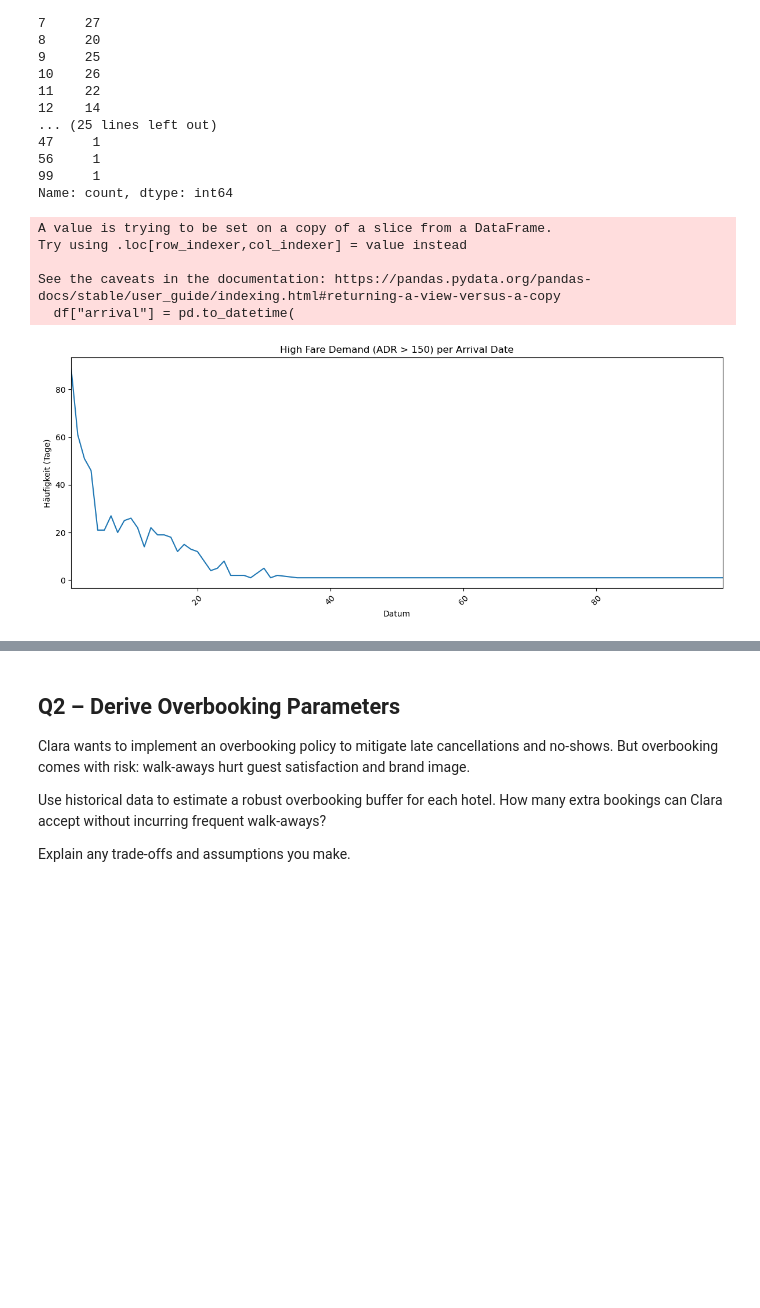
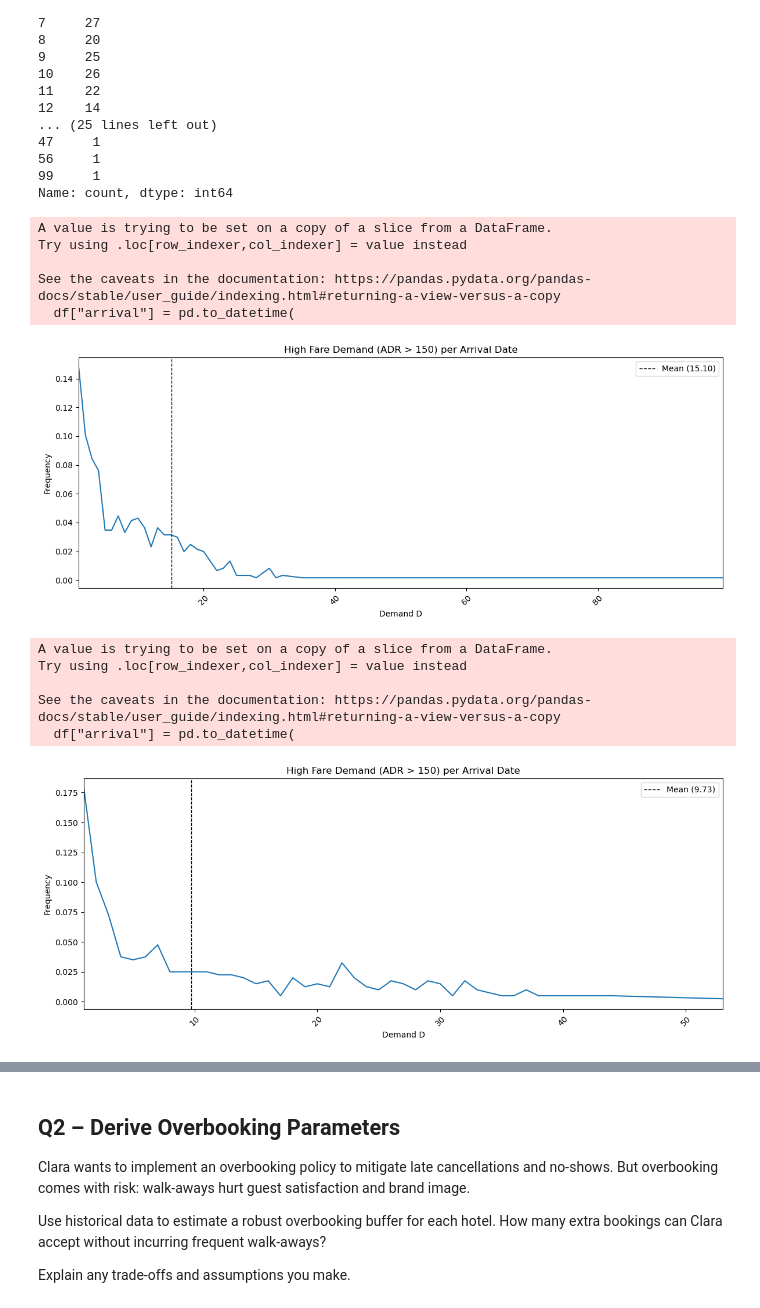
Before and after one commit to Omid-Sedighi-Mornani/case-study-template-revenue-management-Kilian-Jetschni-Omid-Sedighi-Mornani, a Jupyter notebook: solution.ipynb, the cells around one changed output, grey strips where cells are left out. Drawn from its saved outputs; the diff is of its cells as text; code cells hidden in the pictures; blank space fills up the shorter version.

```diff
--- a/solution.ipynb
+++ b/solution.ipynb
@@ -476,23 +483,46 @@ def plot_high_fare_demand_distribution(hotel, high_fare_price=150):
     plt.figure(figsize=(12, 5))
     # Sort the demand_distribution by date (index)
     demand_distribution = demand_distribution.sort_index()
-    plt.plot(demand_distribution.index, demand_distribution.values, linestyle="-")
+    plt.plot(
+        demand_distribution.index,
+        demand_distribution.values / sum(demand_distribution.values),
+        linestyle="-",
+    )
     plt.title(f"High Fare Demand (ADR > {high_fare_price}) per Arrival Date")
     plt.xlabel("Number of High Fare Bookings per Day")
-    plt.ylabel("Häufigkeit (Tage)")
+    plt.ylabel("Frequency")
     # Nur den Zeitraum anzeigen, in dem es High-Fare-Buchungen gibt
     if not demand_distribution.empty:
         plt.xlim(demand_distribution.index.min(), demand_distribution.index.max())
     plt.xticks(rotation=45)
-    plt.xlabel("Datum")
+    plt.xlabel("Demand D")
     plt.tight_layout()
+
+    # Plot mean as a vertical line
+    mean_demand = demand_distribution.values.mean()
+    plt.axvline(
+        mean_demand,
+        color="black",
+        linestyle="dashed",
+        linewidth=1,
+        label=f"Mean ({mean_demand:.2f})",
+    )
+    plt.legend()
+
     plt.show()
 # %%
 plot_high_fare_demand_distribution(city_hotel, high_fare_price=150)
+plot_high_fare_demand_distribution(resort_hotel, high_fare_price=150)
 # %% [output]
 A value is trying to be set on a copy of a slice from a DataFrame.
 Try using .loc[row_indexer,col_indexer] = value instead
 
 See the caveats in the documentation: https://pandas.pydata.org/pandas-docs/stable/user_guide/indexing.html#returning-a-view-versus-a-copy
   df["arrival"] = pd.to_datetime(
-[figure, old version]
+[figure, new version]
+A value is trying to be set on a copy of a slice from a DataFrame.
+Try using .loc[row_indexer,col_indexer] = value instead
+
+See the caveats in the documentation: https://pandas.pydata.org/pandas-docs/stable/user_guide/indexing.html#returning-a-view-versus-a-copy
+  df["arrival"] = pd.to_datetime(
+[figure, added]
```
Also changed, not shown: parts of 13 cells of this notebook.
